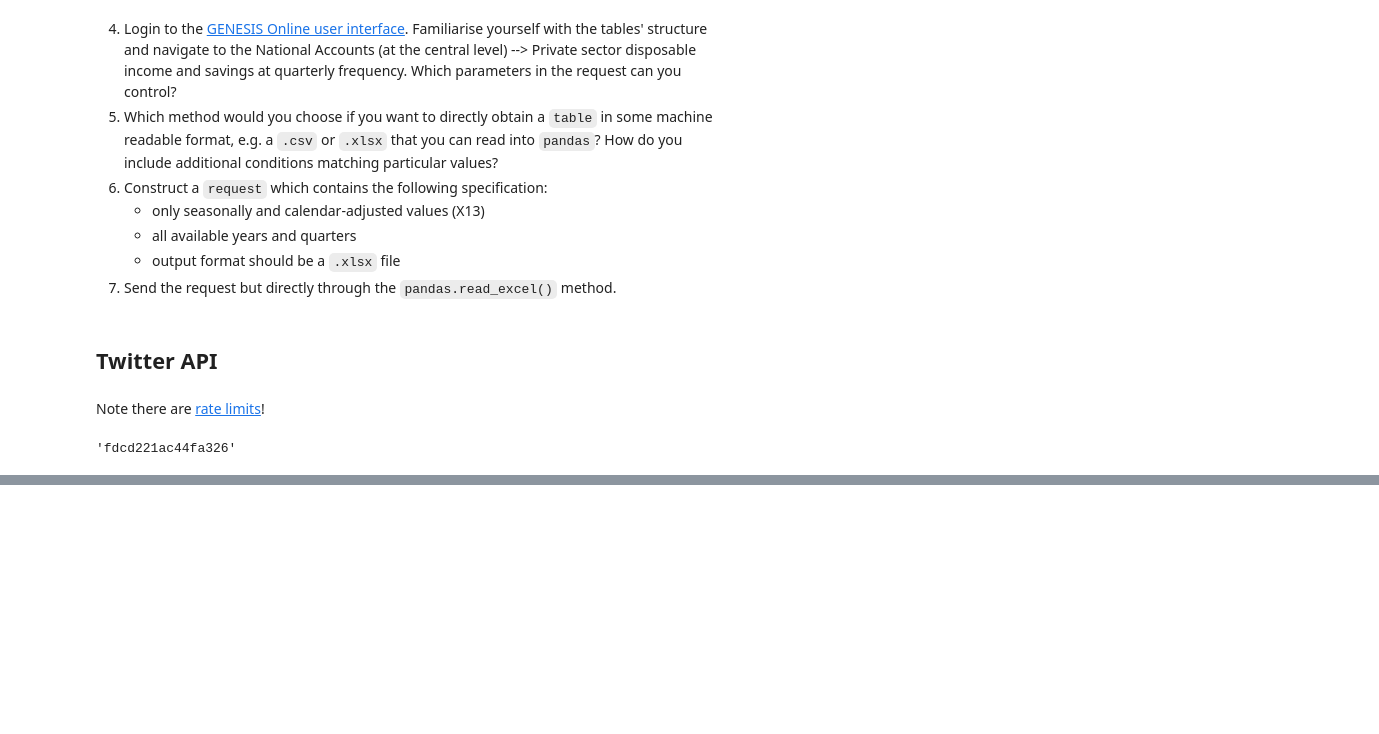
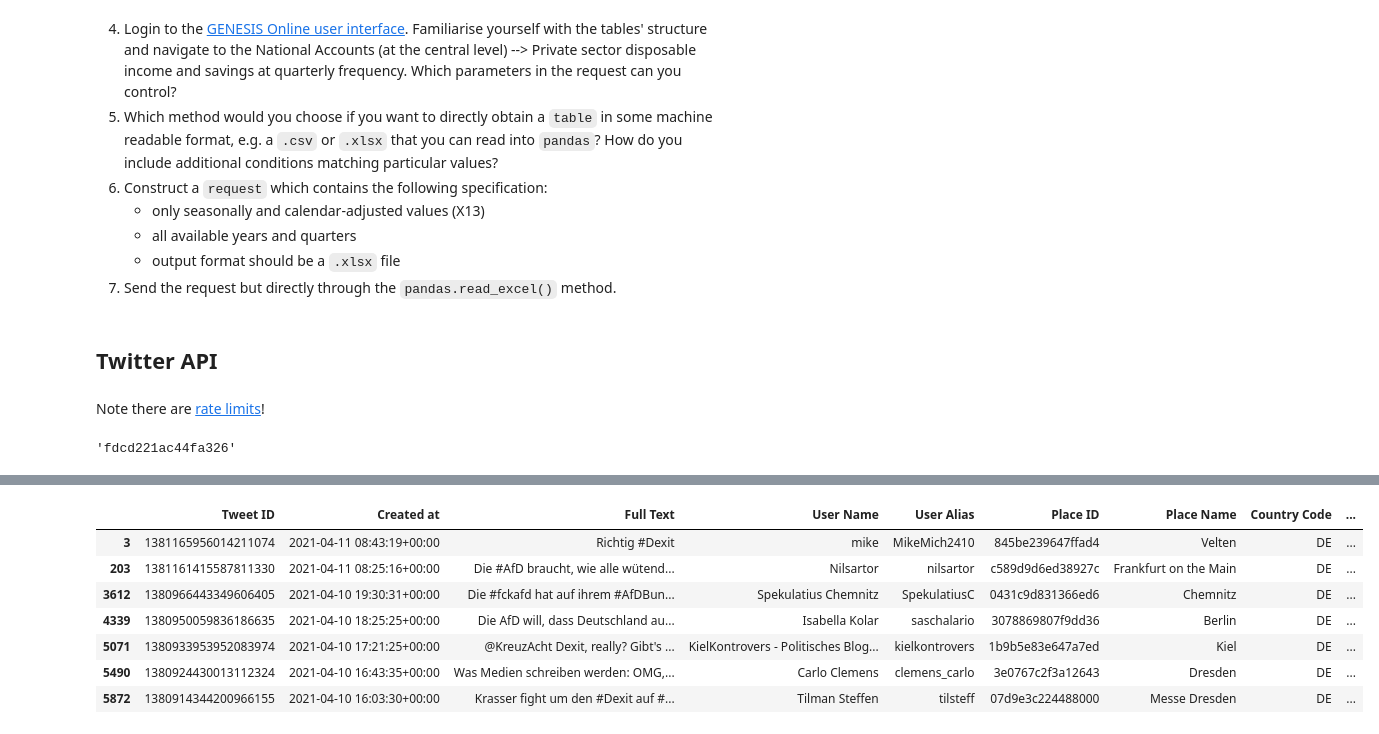
Before and after one commit to gerwolf/webscraping-workshop, a Jupyter notebook: DataFrames and APIs/DataFrames and APIs.ipynb, the cells around one changed output, grey strips where cells are left out. Drawn from its saved outputs; the diff is of its cells as text; code cells hidden in the pictures; blank space fills up the shorter version.

```diff
--- a/DataFrames and APIs/DataFrames and APIs.ipynb
+++ b/DataFrames and APIs/DataFrames and APIs.ipynb
@@ -493,0 +404,19 @@ bunches[-1]
+# %%
+unique = { tweet['id'] : tweet for tweet in bunches } # a dictionary comprehension, dicts do not allow duplicate keys
+# %%
+matches = []
+
+for (key, value) in unique.items():
+
+    newDict = dict()
+
+    try:
+
+        if value['place']['bounding_box']['coordinates'] != None:
+
+            newDict[key] = value
+
+            matches.append(newDict)
+    except:
+
+        None
@@ -493,0 +465,20 @@ bunches[-1]
+# %%
+results_df = pd.DataFrame(results_list)
+# %%
+hashtags = ['Dexit', '#Dexit']
+
+match_index = []
+
+for i in range(len(results_df)):
+
+    element = results_df.iloc[i]
+
+    if any(hashtag in element['Full Text'] for hashtag in hashtags):
+
+        print("Match found!")
+
+        match_index.append(i)
+
+    else:
+
+        None
@@ -493,0 +493,12 @@ bunches[-1]
+# %%
+filtered_df = results_df[results_df.index.isin(match_index)]
+filtered_df
+# %% [output]
+|  | Tweet ID | Created at | Full Text | User Name | User Alias | Place ID | Place Name | Country Code | ... |
+| 3 | 1381165956014211074 | 2021-04-11 08:43:19+00:00 | Richtig #Dexit | mike | MikeMich2410 | 845be239647ffad4 | Velten | DE | ... |
+| 203 | 1381161415587811330 | 2021-04-11 08:25:16+00:00 | Die #AfD braucht, wie alle wütend... | Nilsartor | nilsartor | c589d9d6ed38927c | Frankfurt on the Main | DE | ... |
+| 3612 | 1380966443349606405 | 2021-04-10 19:30:31+00:00 | Die #fckafd hat auf ihrem #AfDBun... | Spekulatius Chemnitz | SpekulatiusC | 0431c9d831366ed6 | Chemnitz | DE | ... |
+| 4339 | 1380950059836186635 | 2021-04-10 18:25:25+00:00 | Die AfD will, dass Deutschland au... | Isabella Kolar | saschalario | 3078869807f9dd36 | Berlin | DE | ... |
+| 5071 | 1380933953952083974 | 2021-04-10 17:21:25+00:00 | @KreuzAcht Dexit, really? Gibt's ... | KielKontrovers - Politisches Blog... | kielkontrovers | 1b9b5e83e647a7ed | Kiel | DE | ... |
+| 5490 | 1380924430013112324 | 2021-04-10 16:43:35+00:00 | Was Medien schreiben werden: OMG,... | Carlo Clemens | clemens_carlo | 3e0767c2f3a12643 | Dresden | DE | ... |
+| 5872 | 1380914344200966155 | 2021-04-10 16:03:30+00:00 | Krasser fight um den #Dexit auf #... | Tilman Steffen | tilsteff | 07d9e3c224488000 | Messe Dresden | DE | ... |
```
Also changed, not shown: parts of 23 cells of this notebook, 50 other files.
